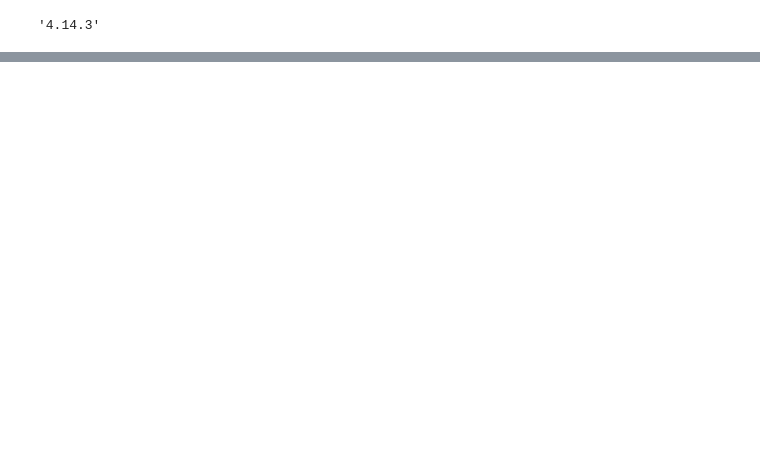
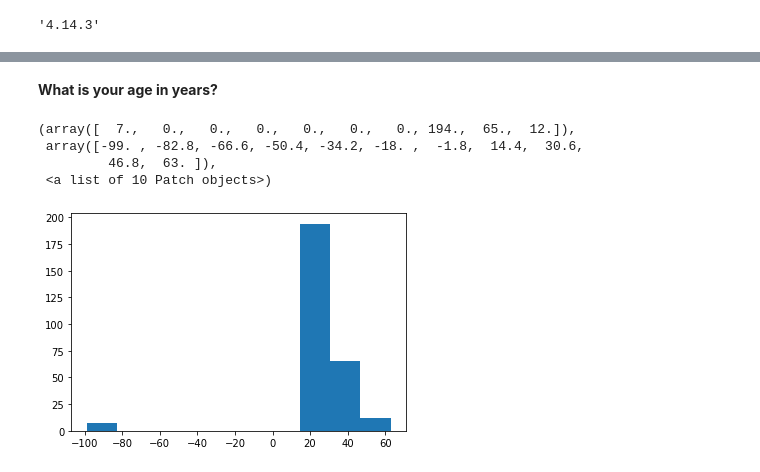
Before and after one commit to dan1dr/microdosing, a Jupyter notebook: notebooks/2.EDA.ipynb, the cells around one changed output, grey strips where cells are left out. Drawn from its saved outputs; the diff is of its cells as text; code cells hidden in the pictures; blank space fills up the shorter version.

```diff
--- a/notebooks/2.EDA.ipynb
+++ b/notebooks/2.EDA.ipynb
@@ -157,0 +167,10 @@ iplot(chromap, validate=False)
+# %% [markdown]
+**What is your age in years?**
+# %%
+plt.hist(data['Age'])
+# %% [output]
+(array([  7.,   0.,   0.,   0.,   0.,   0.,   0., 194.,  65.,  12.]),
+ array([-99. , -82.8, -66.6, -50.4, -34.2, -18. ,  -1.8,  14.4,  30.6,
+         46.8,  63. ]),
+ <a list of 10 Patch objects>)
+[figure, added]
```
Also changed, not shown: parts of 45 cells of this notebook.
